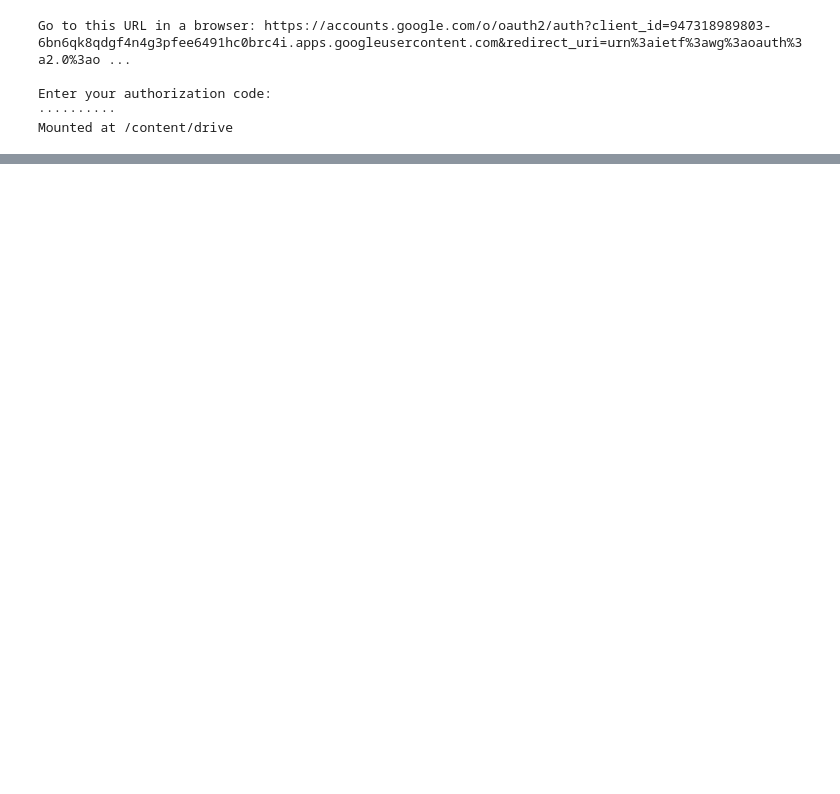
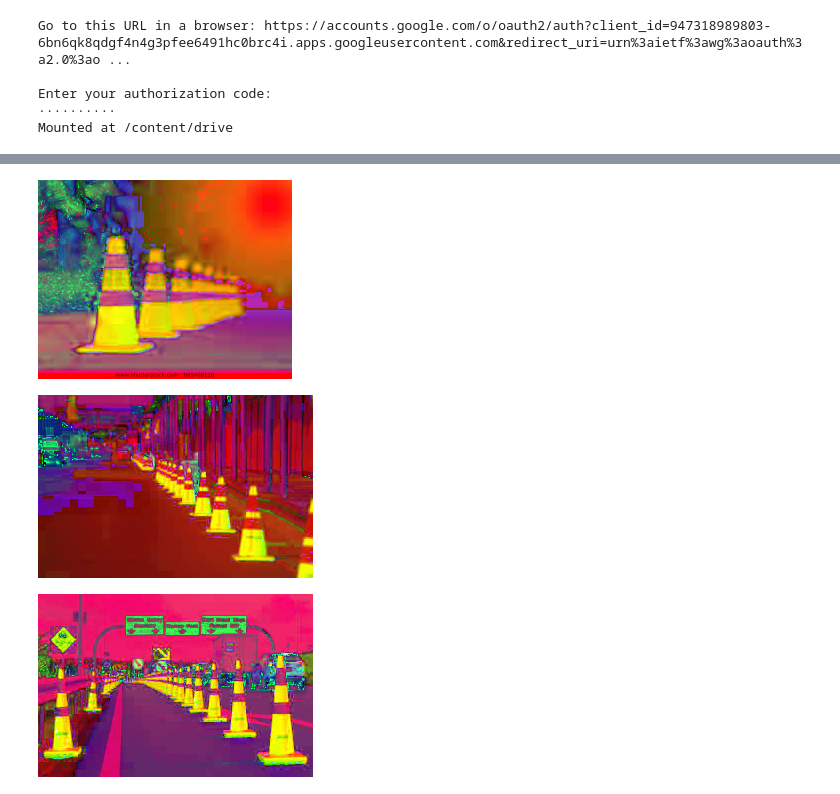
Before and after one commit to mukuakhilesh/Self_driving_car, a Jupyter notebook: opencv_test.ipynb, the cells around one changed output, grey strips where cells are left out. Drawn from its saved outputs; the diff is of its cells as text; code cells hidden in the pictures; blank space fills up the shorter version.

```diff
--- a/opencv_test.ipynb
+++ b/opencv_test.ipynb
@@ -30,3 +34,11 @@ cv2_imshow(gray)
+# %%
+cv2_imshow(hsv1)
+cv2_imshow(hsv2)
+cv2_imshow(hsv3)
+# %% [output]
+[figure, added]
+[figure, added]
+[figure, added]
 # %%
 low_range = np.array([0,155,155])
 up_range = np.array([60,255,255])
```
Also changed, not shown: parts of 8 cells of this notebook.
